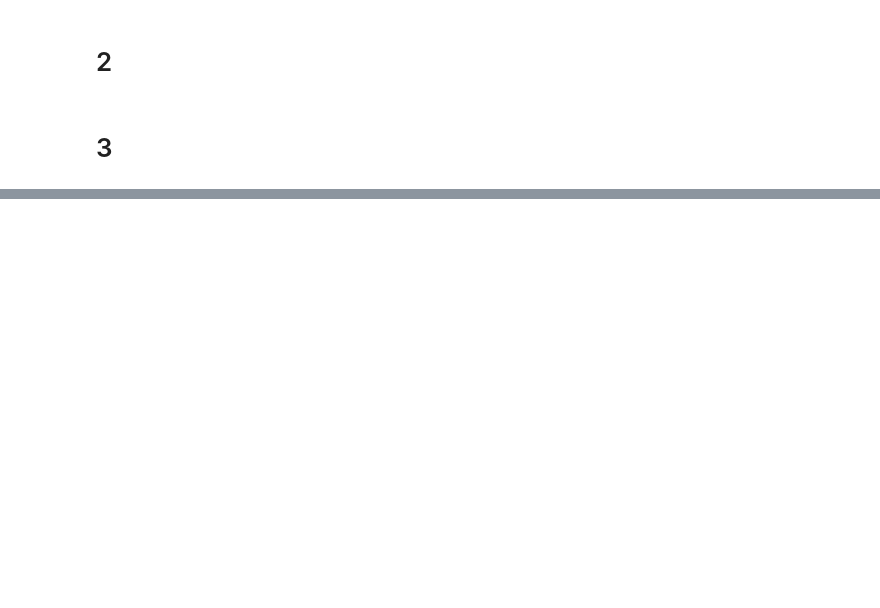
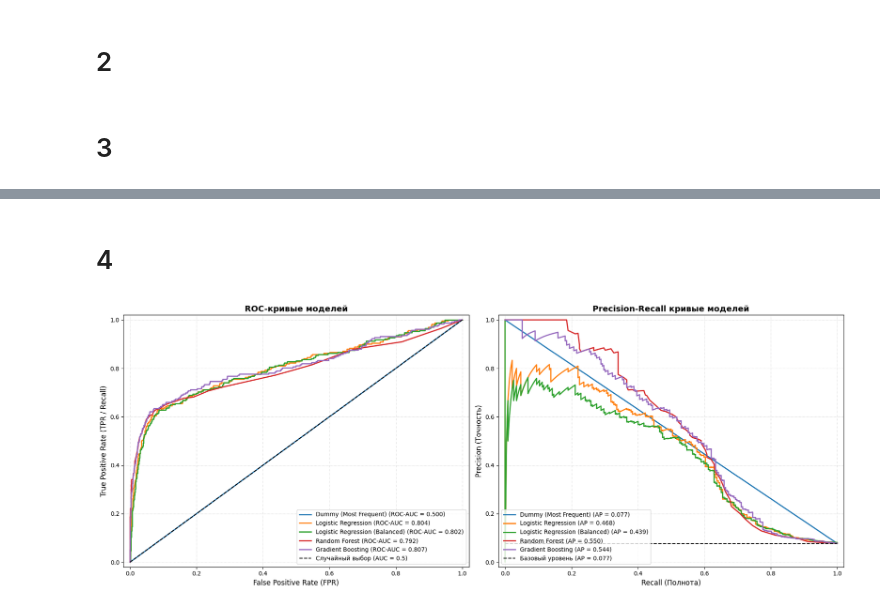
Before and after one commit to DmytryPan/ml-math-base-course, a Jupyter notebook: lab-11/Lab_11_Classification_Metrics.ipynb, the cells around one changed output, grey strips where cells are left out. Saved outputs shown, nothing was run; the diff lists cells and outputs as text; code cells hidden in the pictures; blank space fills up the shorter version.

```diff
--- a/lab-11/Lab_11_Classification_Metrics.ipynb
+++ b/lab-11/Lab_11_Classification_Metrics.ipynb
@@ -362,7 +362,7 @@ from sklearn.metrics import (
 X, y = make_classification(
     n_samples=10000,
     n_features=20,
-    n_clusters_per_class=2b,
+    n_clusters_per_class=2,
     weights=[0.95, 0.05],
     flip_y=0.06,
     random_state=42
@@ -571,0 +619,40 @@ plt.show()
+# %% [markdown]
+# 4
+# %%
+fig, (ax1, ax2) = plt.subplots(1, 2, figsize=(18, 7))
+
+for name, y_prob in predicted_probabilities.items():
+
+    fpr, tpr, _ = roc_curve(y_test, y_prob)
+    auc_score = roc_auc_score(y_test, y_prob)
+
+    ax1.plot(fpr, tpr, label=f'{name} (ROC-AUC = {auc_score:.3f})', linewidth=2)
+
+    precision, recall, _ = precision_recall_curve(y_test, y_prob)
+    ap_score = average_precision_score(y_test, y_prob)
+
+    ax2.plot(recall, precision, label=f'{name} (AP = {ap_score:.3f})', linewidth=2)
+
+ax1.plot([0, 1], [0, 1], 'k--', label='Случайный выбор (AUC = 0.5)')
+ax1.set_title('ROC-кривые моделей', fontsize=14, fontweight='bold')
+ax1.set_xlabel('False Positive Rate (FPR)', fontsize=12)
+ax1.set_ylabel('True Positive Rate (TPR / Recall)', fontsize=12)
+ax1.set_xlim([-0.02, 1.02])
+ax1.set_ylim([-0.02, 1.02])
+ax1.grid(True, linestyle=':', alpha=0.6)
+ax1.legend(loc='lower right', fontsize=10)
+
+baseline = np.mean(y_test)
+ax2.plot([0, 1], [baseline, baseline], 'k--', label=f'Базовый уровень (AP = {baseline:.3f})')
+ax2.set_title('Precision-Recall кривые моделей', fontsize=14, fontweight='bold')
+ax2.set_xlabel('Recall (Полнота)', fontsize=12)
+ax2.set_ylabel('Precision (Точность)', fontsize=12)
+ax2.set_xlim([-0.02, 1.02])
+ax2.set_ylim([-0.02, 1.02])
+ax2.grid(True, linestyle=':', alpha=0.6)
+ax2.legend(loc='lower left', fontsize=10)
+
+plt.tight_layout()
+plt.show()
+# %% [output]
+[figure, added]
```
Also changed, not shown: parts of 10 cells of this notebook.
